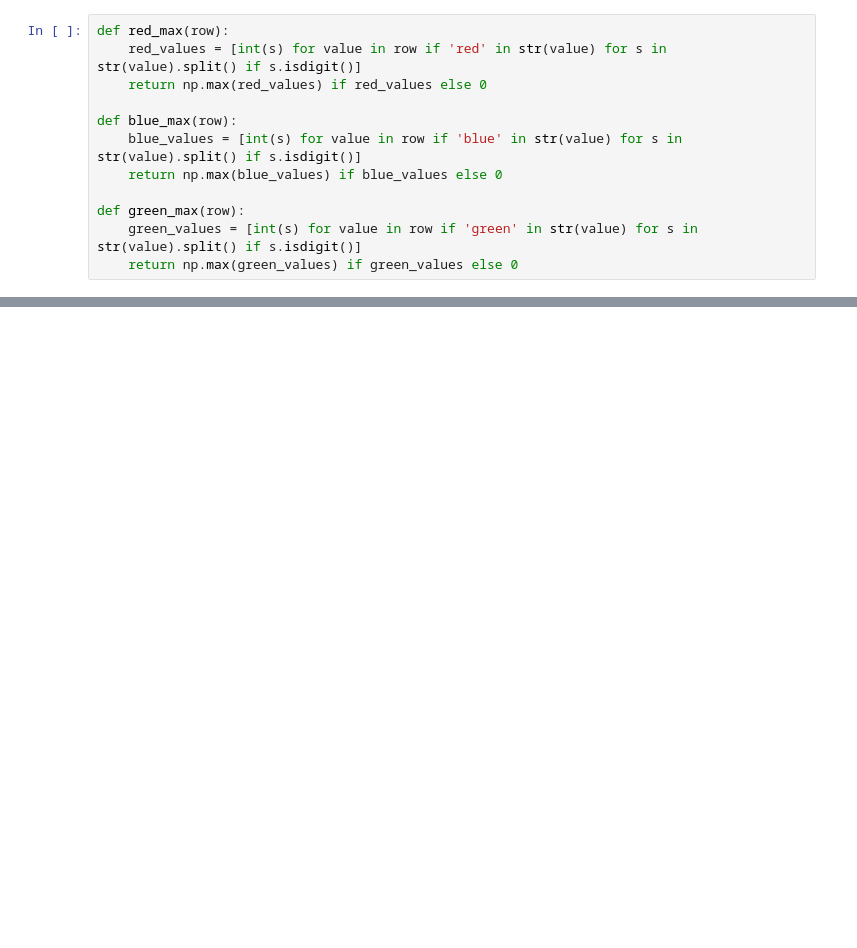
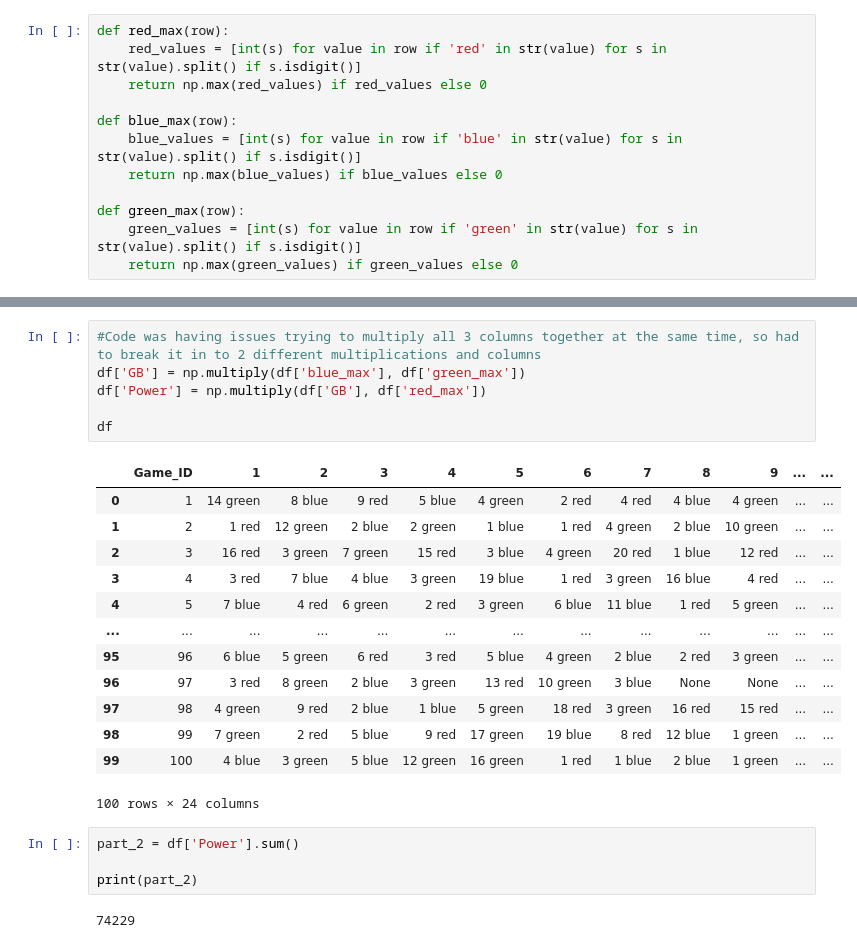
Before and after one commit to Pikalover10/Advent_of_Code_2023, a Jupyter notebook: Day_2_Develop.ipynb, the cells around one changed output, grey strips where cells are left out. Cells and saved outputs as stored; diff of their text form; blank space fills up the shorter version.

```diff
--- a/Day_2_Develop.ipynb
+++ b/Day_2_Develop.ipynb
@@ -89,0 +114,26 @@ See the caveats in the documentation: https://pandas.pydata.org/pandas-docs/stab
+# %%
+#Code was having issues trying to multiply all 3 columns together at the same time, so had to break it in to 2 different multiplications and columns
+df['GB'] = np.multiply(df['blue_max'], df['green_max'])
+df['Power'] = np.multiply(df['GB'], df['red_max'])
+
+df
+# %% [output]
+|  | Game_ID | 1 | 2 | 3 | 4 | 5 | 6 | 7 | 8 | 9 | ... | ... |
+| 0 | 1 | 14 green | 8 blue | 9 red | 5 blue | 4 green | 2 red | 4 red | 4 blue | 4 green | ... | ... |
+| 1 | 2 | 1 red | 12 green | 2 blue | 2 green | 1 blue | 1 red | 4 green | 2 blue | 10 green | ... | ... |
+| 2 | 3 | 16 red | 3 green | 7 green | 15 red | 3 blue | 4 green | 20 red | 1 blue | 12 red | ... | ... |
+| 3 | 4 | 3 red | 7 blue | 4 blue | 3 green | 19 blue | 1 red | 3 green | 16 blue | 4 red | ... | ... |
+| 4 | 5 | 7 blue | 4 red | 6 green | 2 red | 3 green | 6 blue | 11 blue | 1 red | 5 green | ... | ... |
+| ... | ... | ... | ... | ... | ... | ... | ... | ... | ... | ... | ... | ... |
+| 95 | 96 | 6 blue | 5 green | 6 red | 3 red | 5 blue | 4 green | 2 blue | 2 red | 3 green | ... | ... |
+| 96 | 97 | 3 red | 8 green | 2 blue | 3 green | 13 red | 10 green | 3 blue | None | None | ... | ... |
+| 97 | 98 | 4 green | 9 red | 2 blue | 1 blue | 5 green | 18 red | 3 green | 16 red | 15 red | ... | ... |
+| 98 | 99 | 7 green | 2 red | 5 blue | 9 red | 17 green | 19 blue | 8 red | 12 blue | 1 green | ... | ... |
+| 99 | 100 | 4 blue | 3 green | 5 blue | 12 green | 16 green | 1 red | 1 blue | 2 blue | 1 green | ... | ... |
+100 rows × 24 columns
+# %%
+part_2 = df['Power'].sum()
+
+print(part_2)
+# %% [output]
+74229
```
Also changed, not shown: parts of 6 cells of this notebook, 1 other file.
